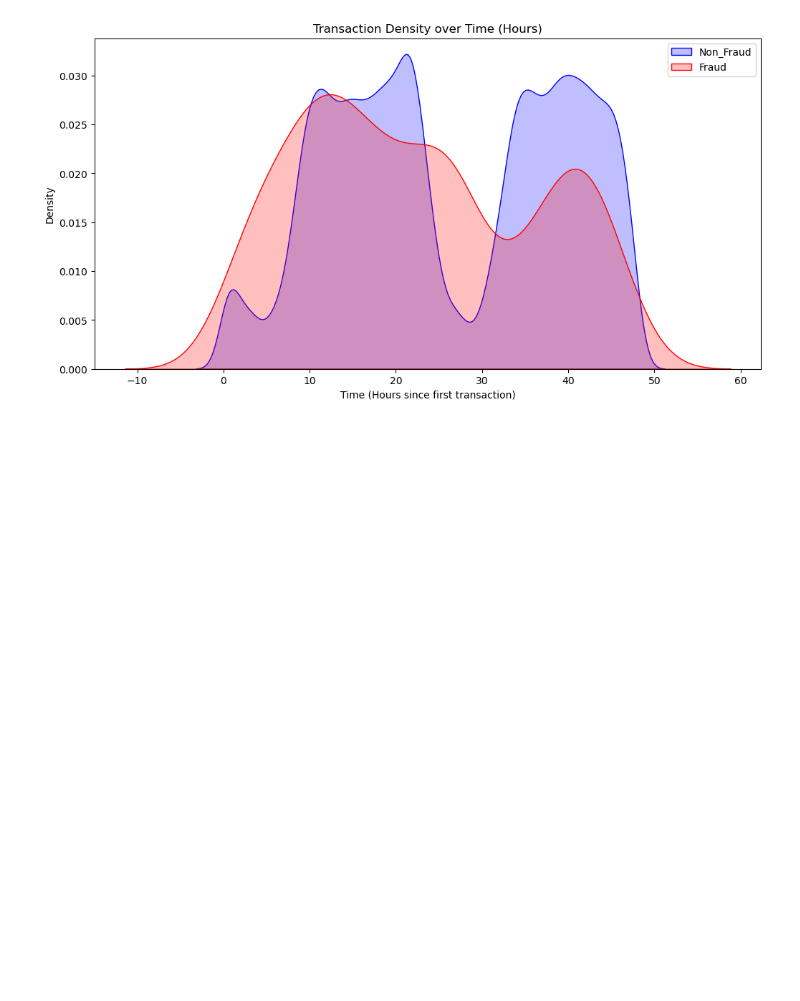
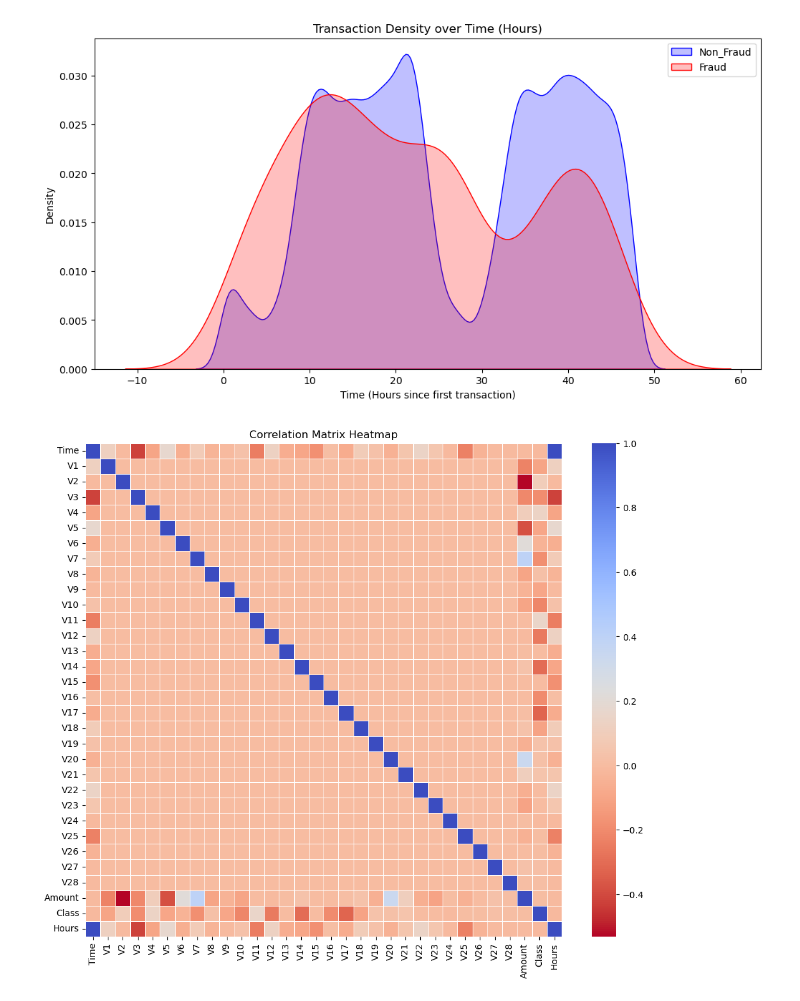
Before and after one commit to AbhishekPurbey02/fraud-detection-ml-system, a Jupyter notebook: notebooks/data_understanding.ipynb, the cells around one changed output. Drawn from its saved outputs; the diff is of its cells as text; code cells hidden in the pictures; blank space fills up the shorter version.

```diff
--- a/notebooks/data_understanding.ipynb
+++ b/notebooks/data_understanding.ipynb
@@ -143,3 +143,13 @@ plt.legend()
 plt.show()
 # %% [output]
 [figure]
+# %%
+corr = dataset.corr()
+
+plt.figure(figsize=(12,10))
+sns.heatmap(corr, cmap='coolwarm_r', annot=False, linewidths=0.5)
+
+plt.title("Correlation Matrix Heatmap")
+plt.show()
+# %% [output]
+[figure, added]
```
